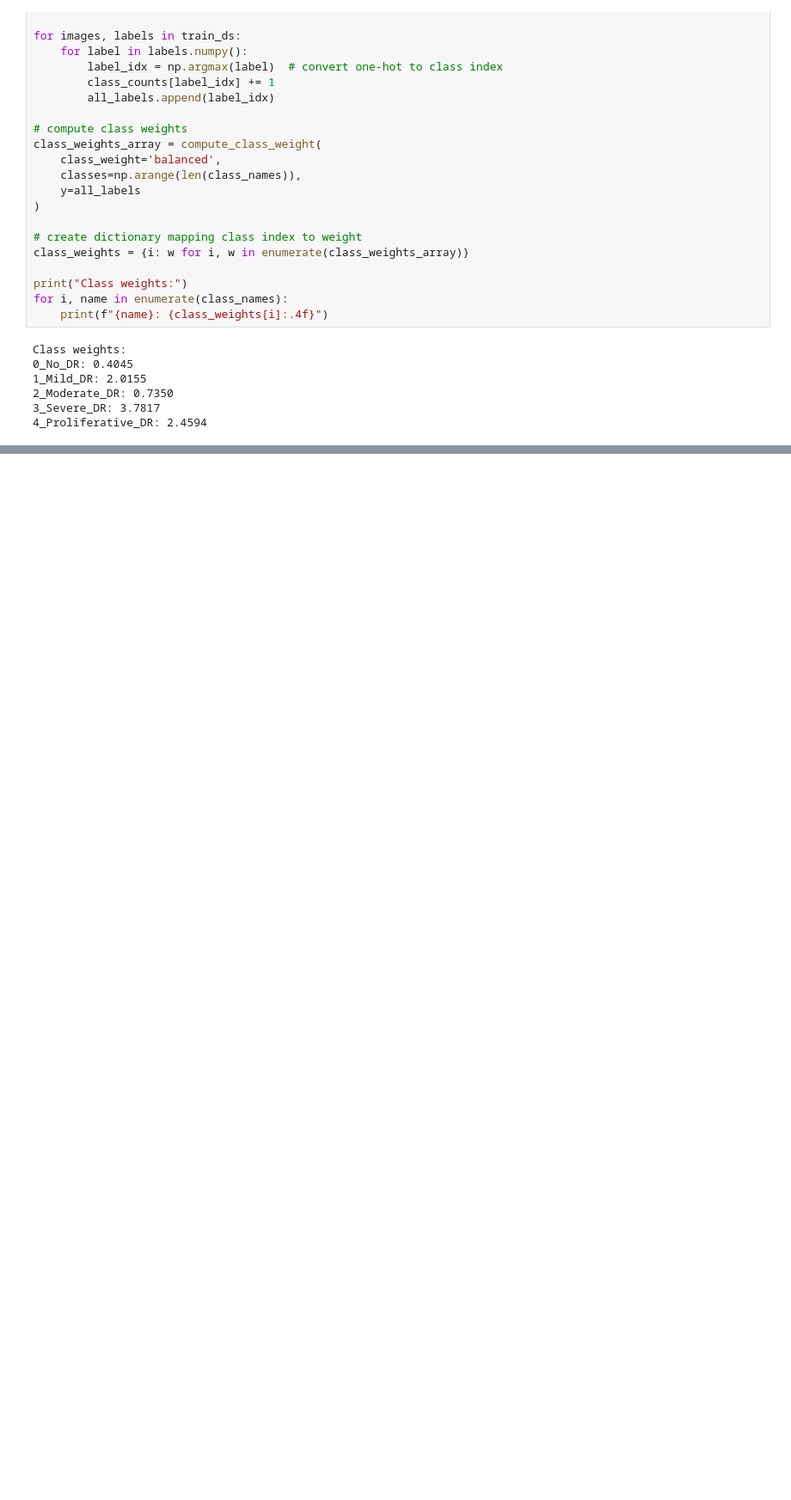
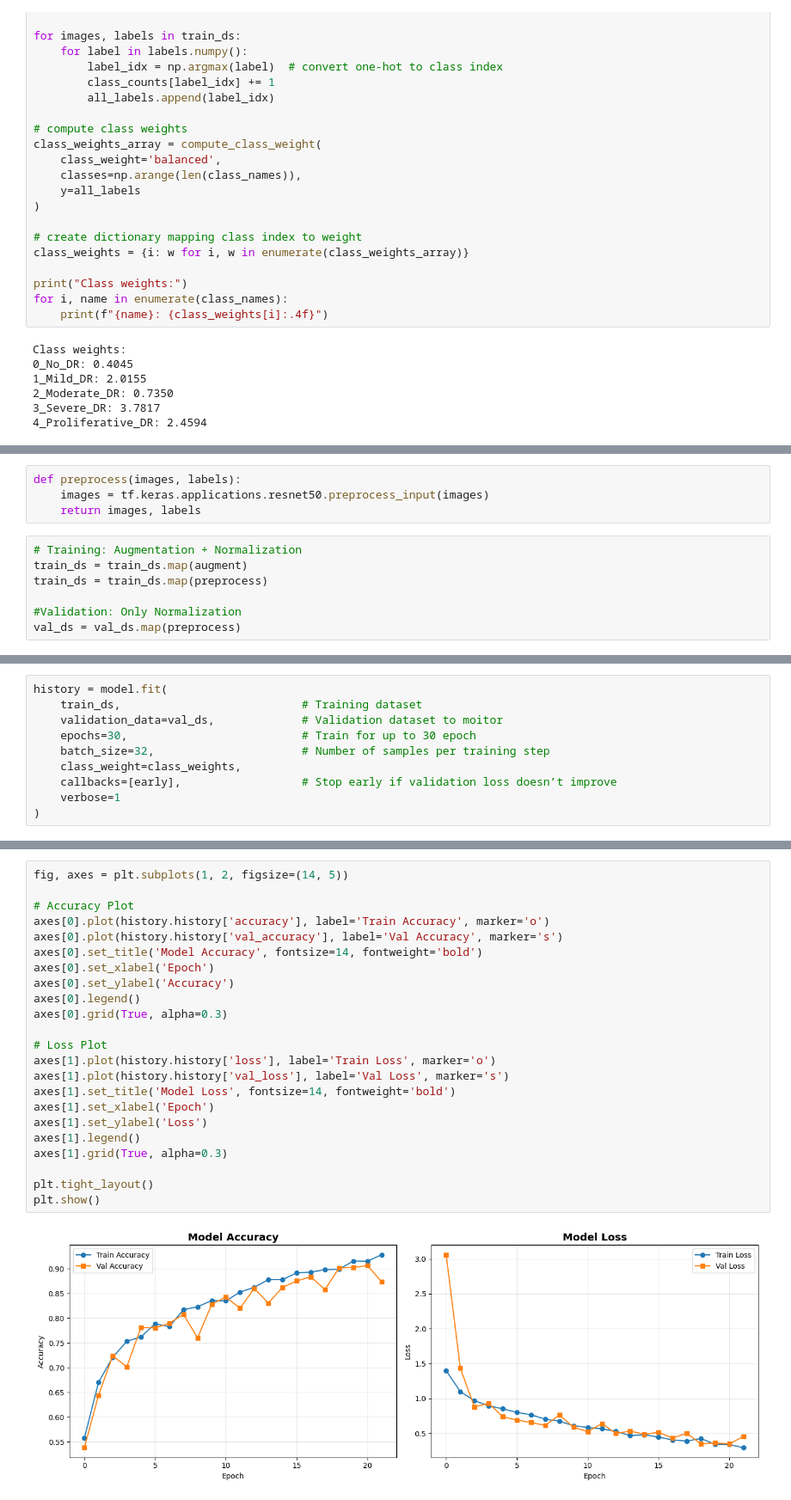
Before and after one commit to Pareekkanishk/Diabetic-Retinopathy-Detection, a Jupyter notebook: exp1.ipynb, the cells around one changed output, grey strips where cells are left out. Shown at 86% size. Cells and saved outputs as stored; diff of their text form; blank space fills up the shorter version.

Commit message:
model 1 training

```diff
--- a/exp1.ipynb
+++ b/exp1.ipynb
@@ -318,0 +331,11 @@ Class weights:
+# %%
+def preprocess(images, labels):
+    images = tf.keras.applications.resnet50.preprocess_input(images)
+    return images, labels
+# %%
+# Training: Augmentation + Normalization
+train_ds = train_ds.map(augment)
+train_ds = train_ds.map(preprocess)
+
+#Validation: Only Normalization
+val_ds = val_ds.map(preprocess)
@@ -318,0 +406,10 @@ Class weights:
+# %%
+history = model.fit(
+    train_ds,                           # Training dataset
+    validation_data=val_ds,             # Validation dataset to moitor
+    epochs=30,                          # Train for up to 30 epoch
+    batch_size=32,                      # Number of samples per training step
+    class_weight=class_weights,
+    callbacks=[early],                  # Stop early if validation loss doesn’t improve
+    verbose=1
+)
@@ -318,0 +438,25 @@ Class weights:
+# %%
+fig, axes = plt.subplots(1, 2, figsize=(14, 5))
+
+# Accuracy Plot
+axes[0].plot(history.history['accuracy'], label='Train Accuracy', marker='o')
+axes[0].plot(history.history['val_accuracy'], label='Val Accuracy', marker='s')
+axes[0].set_title('Model Accuracy', fontsize=14, fontweight='bold')
+axes[0].set_xlabel('Epoch')
+axes[0].set_ylabel('Accuracy')
+axes[0].legend()
+axes[0].grid(True, alpha=0.3)
+
+# Loss Plot
+axes[1].plot(history.history['loss'], label='Train Loss', marker='o')
+axes[1].plot(history.history['val_loss'], label='Val Loss', marker='s')
+axes[1].set_title('Model Loss', fontsize=14, fontweight='bold')
+axes[1].set_xlabel('Epoch')
+axes[1].set_ylabel('Loss')
+axes[1].legend()
+axes[1].grid(True, alpha=0.3)
+
+plt.tight_layout()
+plt.show()
+# %% [output]
+[figure, added]
```
Also changed, not shown: parts of 18 cells of this notebook.
